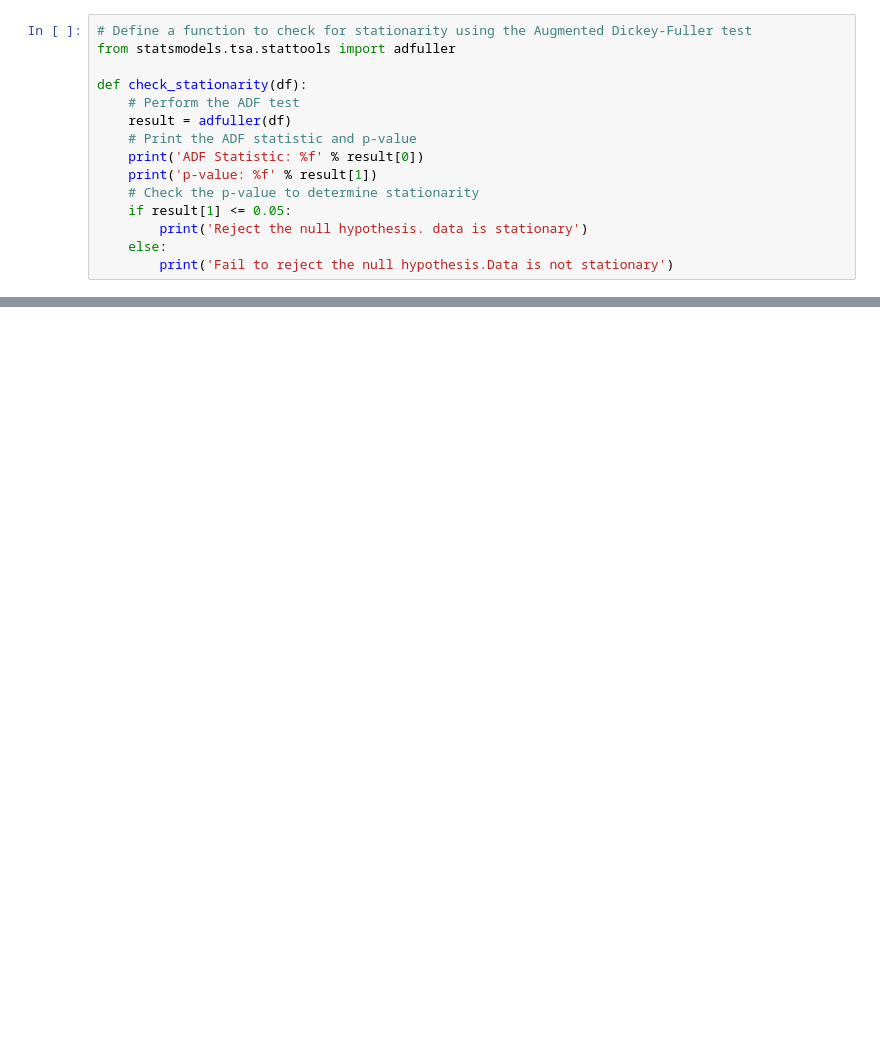
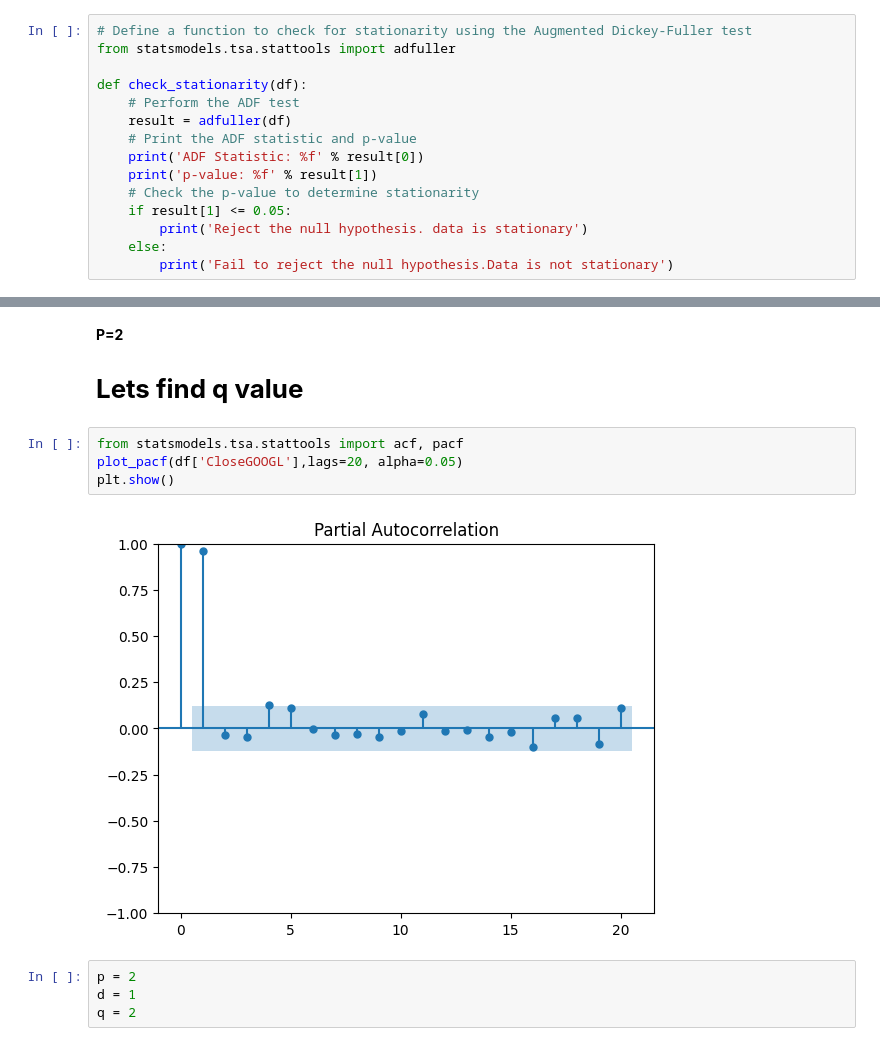
Before and after one commit to Saifullah785/deep-learning-projects, a Jupyter notebook: Project_03_forecasting_financial_market/Project_03_forecasting_Stock_Market.ipynb, the cells around one changed output, grey strips where cells are left out. Saved outputs shown, nothing was run; the diff lists cells and outputs as text; blank space fills up the shorter version.

```diff
--- a/Project_03_forecasting_financial_market/Project_03_forecasting_Stock_Market.ipynb
+++ b/Project_03_forecasting_financial_market/Project_03_forecasting_Stock_Market.ipynb
@@ -246,0 +298,14 @@ display(df.head())
+# %% [markdown]
+**P=2**
+
+# **Lets find q value**
+# %%
+from statsmodels.tsa.stattools import acf, pacf
+plot_pacf(df['CloseGOOGL'],lags=20, alpha=0.05)
+plt.show()
+# %% [output]
+[figure, added]
+# %%
+p = 2
+d = 1
+q = 2
```
Also changed, not shown: parts of 20 cells of this notebook.
